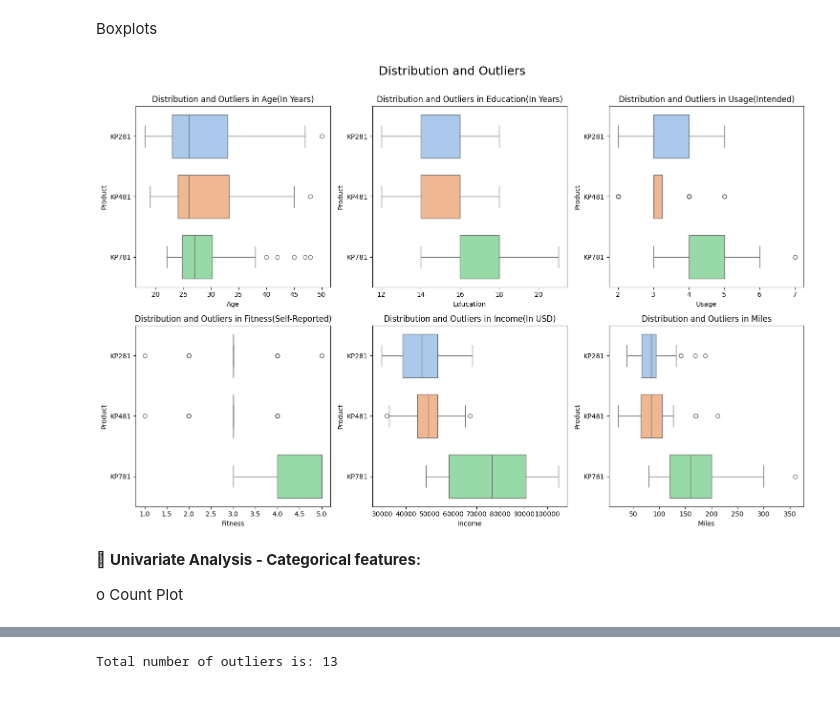
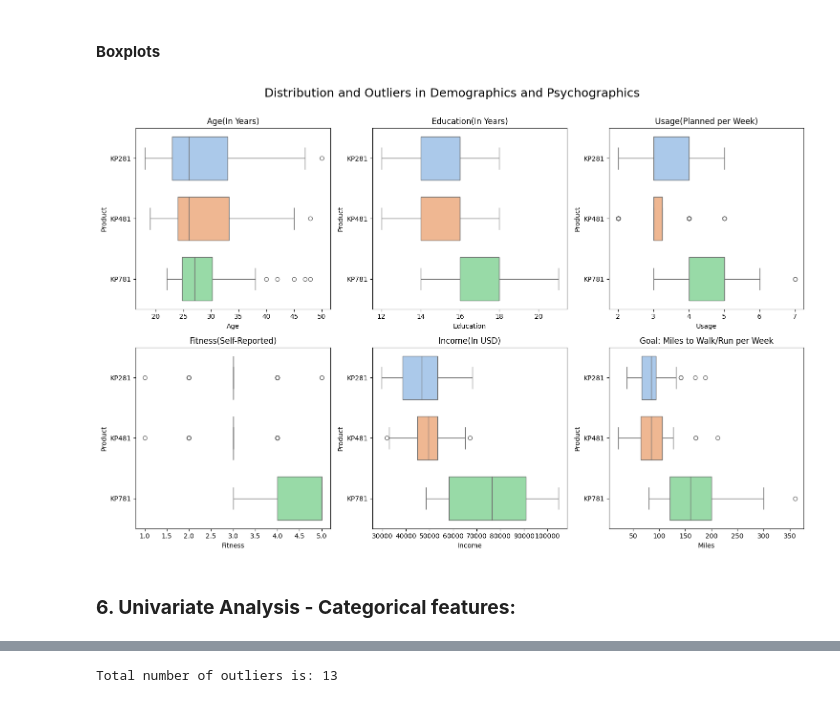
Before and after one commit to hassaan921/Excel_Dashboards, a Jupyter notebook: Hassaan_Malik_EDA_Portfolio.ipynb, the cells around one changed output, grey strips where cells are left out. Cells and saved outputs as stored; diff of their text form; code cells hidden in the pictures.

```diff
--- a/Hassaan_Malik_EDA_Portfolio.ipynb
+++ b/Hassaan_Malik_EDA_Portfolio.ipynb
@@ -152,31 +280,31 @@ plt.tight_layout()
-# %% [markdown]
-Boxplots
+# %% [markdown]
+#### **Boxplots**
 # %%
+# Plotting Boxplots to visualize distribution and outliers
+
 fig, axes = plt.subplots(nrows=2, ncols=3,figsize=(15,10))
-fig.suptitle('Distribution and Outliers\n', size = 18)
+fig.suptitle('Distribution and Outliers in Demographics and Psychographics\n', size = 18)
 
 seaborn.boxplot(ax=axes[0,0], data=af_treadmill, x='Age', y='Product', hue='Product', palette='pastel', gap=.1)
-axes[0,0].set_title("Distribution and Outliers in Age(In Years)");
+axes[0,0].set_title("Age(In Years)");
 
 seaborn.boxplot(ax=axes[0, 1], data=af_treadmill, x='Education', y='Product', hue='Product', palette='pastel', gap=.1)
-axes[0,1].set_title("Distribution and Outliers in Education(In Years)");
+axes[0,1].set_title("Education(In Years)");
 
 seaborn.boxplot(ax=axes[0, 2], data=af_treadmill, x='Usage', y='Product',hue='Product', palette='pastel', gap=.1)
-axes[0,2].set_title("Distribution and Outliers in Usage(Intended)");
+axes[0,2].set_title("Usage(Planned per Week)");
 
 seaborn.boxplot(ax=axes[1, 0], data=af_treadmill, x='Fitness', y='Product',hue='Product', palette='pastel', gap=.1)
-axes[1,0].set_title("Distribution and Outliers in Fitness(Self-Reported)");
+axes[1,0].set_title("Fitness(Self-Reported)");
 
 seaborn.boxplot(ax=axes[1, 1], data=af_treadmill, x='Income', y='Product',hue='Product', palette='pastel', gap=.1)
-axes[1,1].set_title("Distribution and Outliers in Income(In USD)");
+axes[1,1].set_title("Income(In USD)");
 
 seaborn.boxplot(ax=axes[1,2], data=af_treadmill, x='Miles', y='Product',hue='Product', palette='pastel', gap=.1)
-axes[1,2].set_title("Distribution and Outliers in Miles");
+axes[1,2].set_title("Goal: Miles to Walk/Run per Week");
 
 plt.tight_layout()
 # %% [output]
-[figure, old version]
+[figure, new version]
 # %% [markdown]
- **Univariate Analysis - Categorical features:**
-
-o Count Plot
+### **6. Univariate Analysis - Categorical features:**
```
Also changed, not shown: parts of 88 cells of this notebook.
